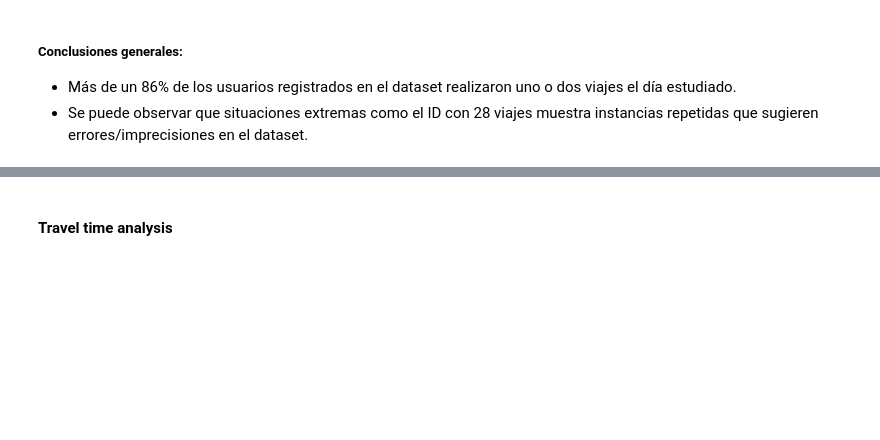
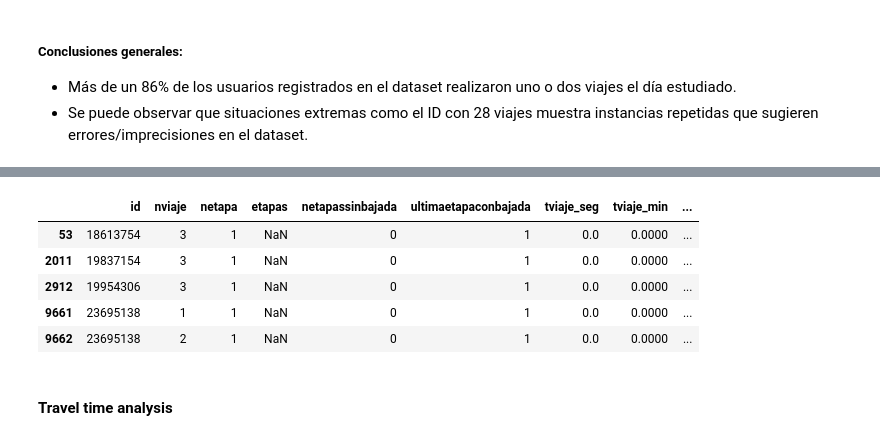
Before and after one commit to sebastianacunau/tesis_magister_route_choice_modelling, a Jupyter notebook: notebooks/eda.ipynb, the cells around one changed output, grey strips where cells are left out. Drawn from its saved outputs; the diff is of its cells as text; code cells hidden in the pictures; blank space fills up the shorter version.

```diff
--- a/notebooks/eda.ipynb
+++ b/notebooks/eda.ipynb
@@ -464,3 +534,12 @@ trips_df[trips_df['id'] == appears_26[0]]
+# %%
+trips_df[(trips_df['paraderosubida'] == 'TOBALABA L1') & (trips_df['paraderobajada'] == 'TOBALABA')].head()
+# %% [output]
+|  | id | nviaje | netapa | etapas | netapassinbajada | ultimaetapaconbajada | tviaje_seg | tviaje_min | ... |
+| 53 | 18613754 | 3 | 1 | NaN | 0 | 1 | 0.0 | 0.0000 | ... |
+| 2011 | 19837154 | 3 | 1 | NaN | 0 | 1 | 0.0 | 0.0000 | ... |
+| 2912 | 19954306 | 3 | 1 | NaN | 0 | 1 | 0.0 | 0.0000 | ... |
+| 9661 | 23695138 | 1 | 1 | NaN | 0 | 1 | 0.0 | 0.0000 | ... |
+| 9662 | 23695138 | 2 | 1 | NaN | 0 | 1 | 0.0 | 0.0000 | ... |
 # %% [markdown]
 #### Travel time analysis
 # %%
```
Also changed, not shown: parts of 13 cells of this notebook, 4 other files.
